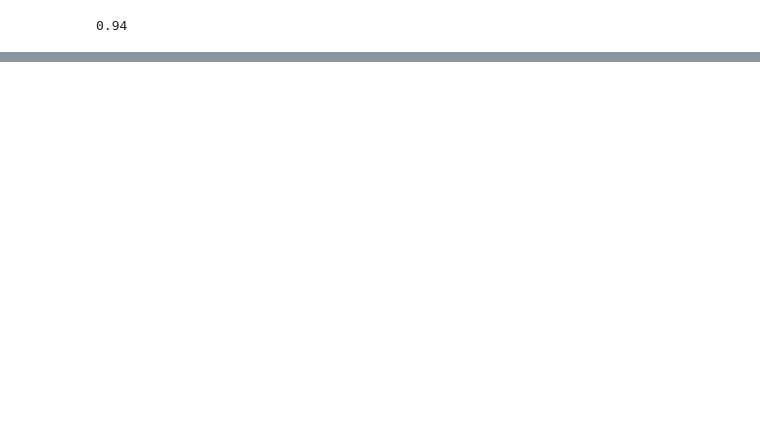
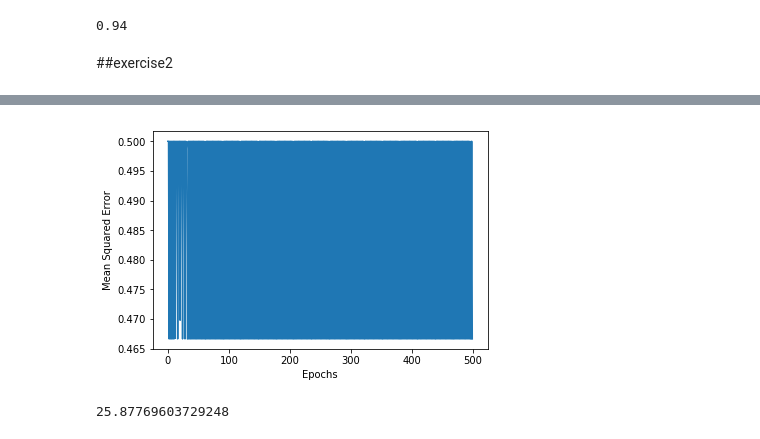
Before and after one commit to VivekVarmaN/OneFourthLabWork, a Jupyter notebook: VectorizedFeedForwardNetwork.ipynb, the cells around one changed output, grey strips where cells are left out. Drawn from its saved outputs; the diff is of its cells as text; code cells hidden in the pictures; blank space fills up the shorter version.

```diff
--- a/VectorizedFeedForwardNetwork.ipynb
+++ b/VectorizedFeedForwardNetwork.ipynb
@@ -255,3 +255,5 @@ Y_pred_binarised_val = (Y_pred >= 0.5).astype("int").ravel()
 print(accuracy_score(Y_pred_binarised_val,Y_val))
 # %% [output]
 0.94
+# %% [markdown]
+##exercise2
@@ -257,0 +348,9 @@ print(accuracy_score(Y_pred_binarised_val,Y_val))
+# %%
+tic = time.time()
+gen = FFSNNetwork(2,[2])
+gen.fit(X_train,Y_train,epochs = 500,learning_rate = 5.0,display_loss = True)
+toc = time.time()
+print(toc - tic)
+#21 e/s for 2 hiddenlayers
+#30 e/s for 1 hidden layer
+# %% [output]
@@ -257,0 +358,2 @@ print(accuracy_score(Y_pred_binarised_val,Y_val))
+[figure, added]
+25.87769603729248
```
Also changed, not shown: parts of 3 cells of this notebook.
